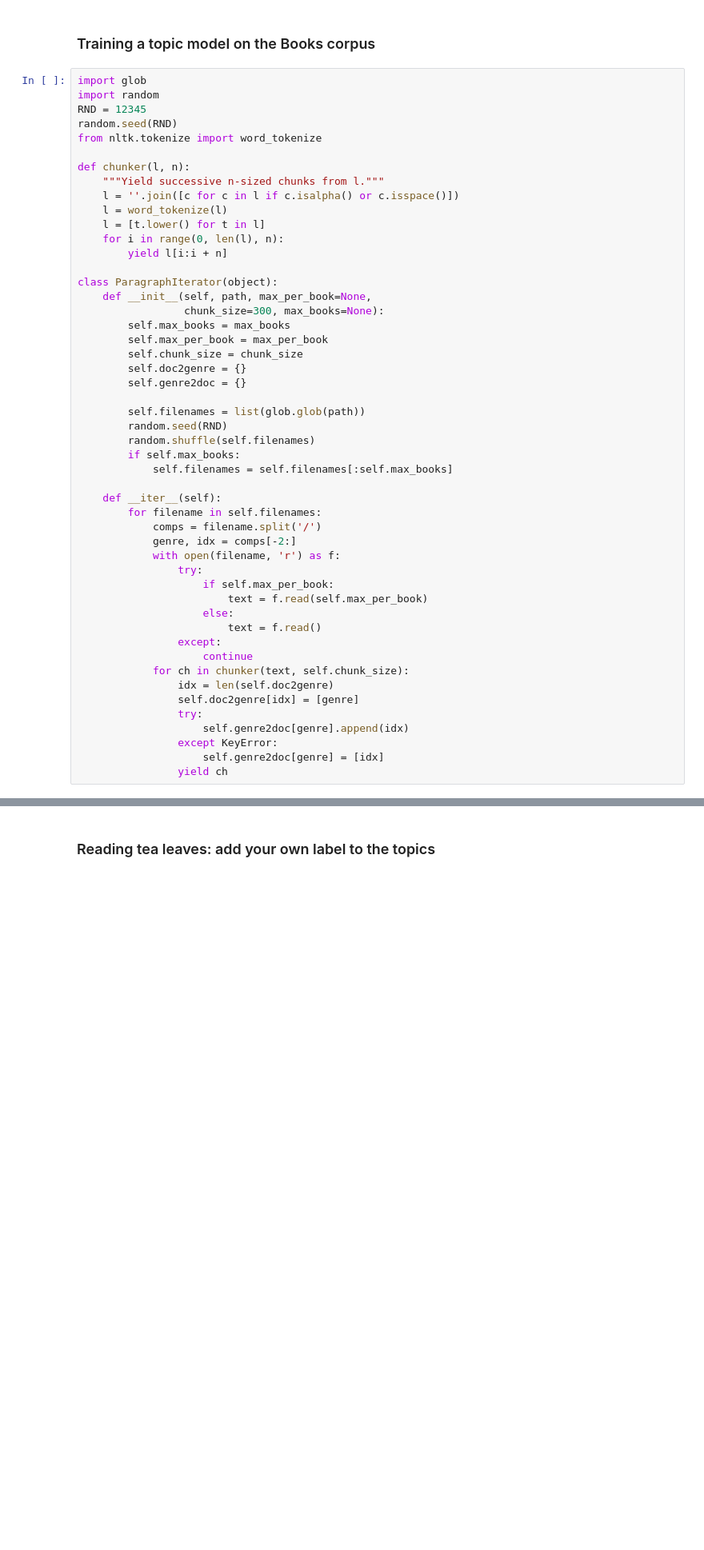
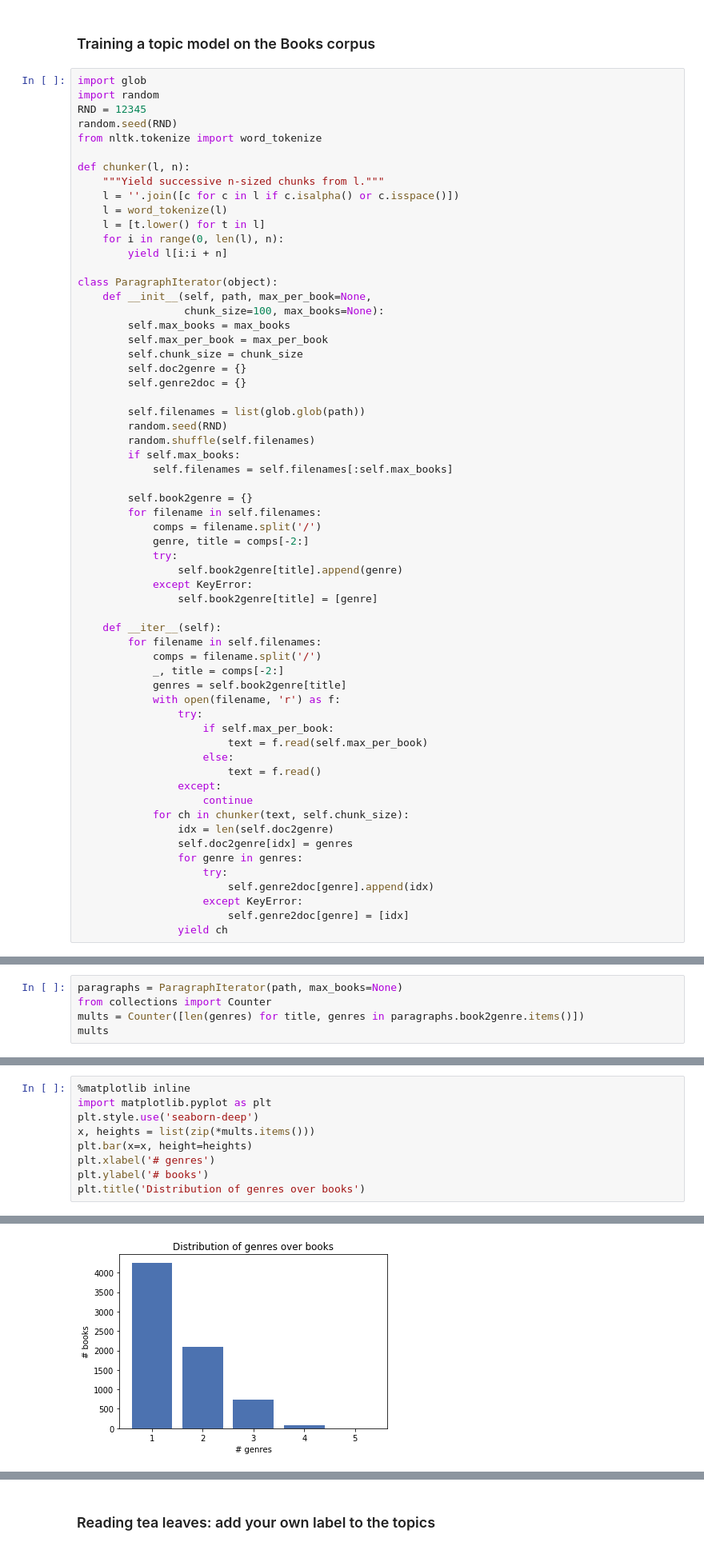
Before and after one commit to mikekestemont/potter, a Jupyter notebook: harry/genres/genres.ipynb, the cells around one changed output, grey strips where cells are left out. Shown: that part at 80% size. Cells and saved outputs as stored; diff of their text form; blank space fills up the shorter version.

```diff
--- a/harry/genres/genres.ipynb
+++ b/harry/genres/genres.ipynb
@@ -25,7 +25,7 @@ def chunker(l, n):
 
 class ParagraphIterator(object):
     def __init__(self, path, max_per_book=None,
-                 chunk_size=300, max_books=None):
+                 chunk_size=100, max_books=None):
         self.max_books = max_books
         self.max_per_book = max_per_book
         self.chunk_size = chunk_size
@@ -38,10 +38,20 @@ class ParagraphIterator(object):
         if self.max_books:
             self.filenames = self.filenames[:self.max_books]
 
+        self.book2genre = {}
+        for filename in self.filenames:
+            comps = filename.split('/')
+            genre, title = comps[-2:]
+            try:
+                self.book2genre[title].append(genre)
+            except KeyError:
+                self.book2genre[title] = [genre]
+
     def __iter__(self):
         for filename in self.filenames:
             comps = filename.split('/')
-            genre, idx = comps[-2:]
+            _, title = comps[-2:]
+            genres = self.book2genre[title]
             with open(filename, 'r') as f:
                 try:
                     if self.max_per_book:
@@ -52,9 +62,10 @@ class ParagraphIterator(object):
                     continue
             for ch in chunker(text, self.chunk_size):
                 idx = len(self.doc2genre)
-                self.doc2genre[idx] = [genre]
-                try:
-                    self.genre2doc[genre].append(idx)
-                except KeyError:
-                    self.genre2doc[genre] = [idx]
+                self.doc2genre[idx] = genres
+                for genre in genres:
+                    try:
+                        self.genre2doc[genre].append(idx)
+                    except KeyError:
+                        self.genre2doc[genre] = [idx]
                 yield ch
@@ -65,0 +85,5 @@ n_top_words = 60
+# %%
+paragraphs = ParagraphIterator(path, max_books=None)
+from collections import Counter
+mults = Counter([len(genres) for title, genres in paragraphs.book2genre.items()])
+mults
@@ -65,0 +94,10 @@ n_top_words = 60
+# %%
+%matplotlib inline
+import matplotlib.pyplot as plt
+plt.style.use('seaborn-deep')
+x, heights = list(zip(*mults.items()))
+plt.bar(x=x, height=heights)
+plt.xlabel('# genres')
+plt.ylabel('# books')
+plt.title('Distribution of genres over books')
+# %% [output]
@@ -65,0 +105 @@ n_top_words = 60
+[figure, added]
```
Also changed, not shown: parts of 32 cells of this notebook.
